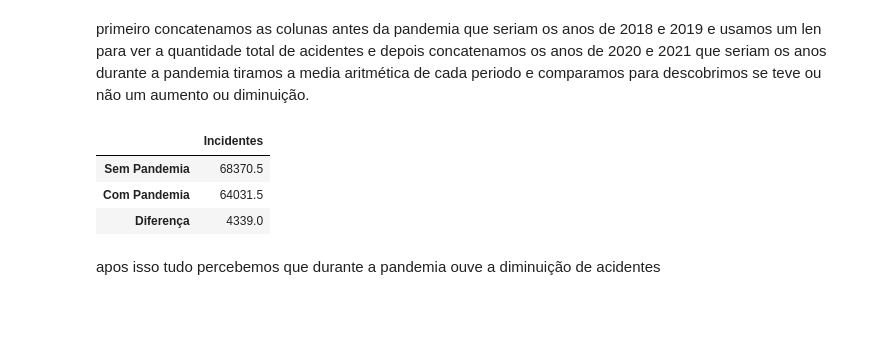
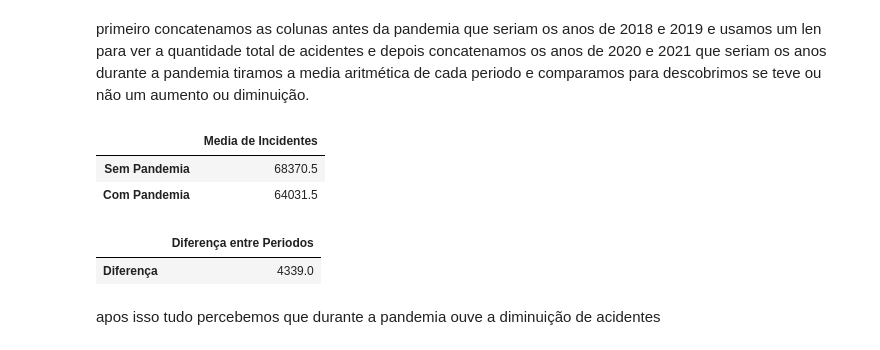
Before and after one commit to Eduardo-Morais/DataScience_Projects, a Jupyter notebook: Projeto_PRF_DataScience.ipynb, the cells around one changed output. Drawn from its saved outputs; the diff is of its cells as text; code cells hidden in the pictures; blank space fills up the shorter version.

```diff
--- a/Projeto_PRF_DataScience.ipynb
+++ b/Projeto_PRF_DataScience.ipynb
@@ -297,12 +297,17 @@ sem=sem_pandemia/2
 com=com_pandemia/2
 diferença=sem-com
 # %%
-data=pd.DataFrame([sem,com,diferença],index=['Sem Pandemia','Com Pandemia','Diferença']).rename(columns={0:'Incidentes'})
+data=pd.DataFrame([sem,com],index=['Sem Pandemia','Com Pandemia']).rename(columns={0:'Media de Incidentes'})
 data
 # %% [output]
-|  | Incidentes |
+|  | Media de Incidentes |
 | Sem Pandemia | 68370.5 |
 | Com Pandemia | 64031.5 |
-| Diferença | 4339.0 |
+# %%
+dif=pd.DataFrame([diferença],index=['Diferença']).rename(columns={0:"Diferença entre Periodos"})
+dif
+# %% [output]
+|  | Diferença entre Periodos |
+| Diferença | 4339.0 |
 # %% [markdown]
 apos isso tudo percebemos que durante a pandemia ouve a diminuição de acidentes
```
Also changed, not shown: parts of 4 cells of this notebook.
